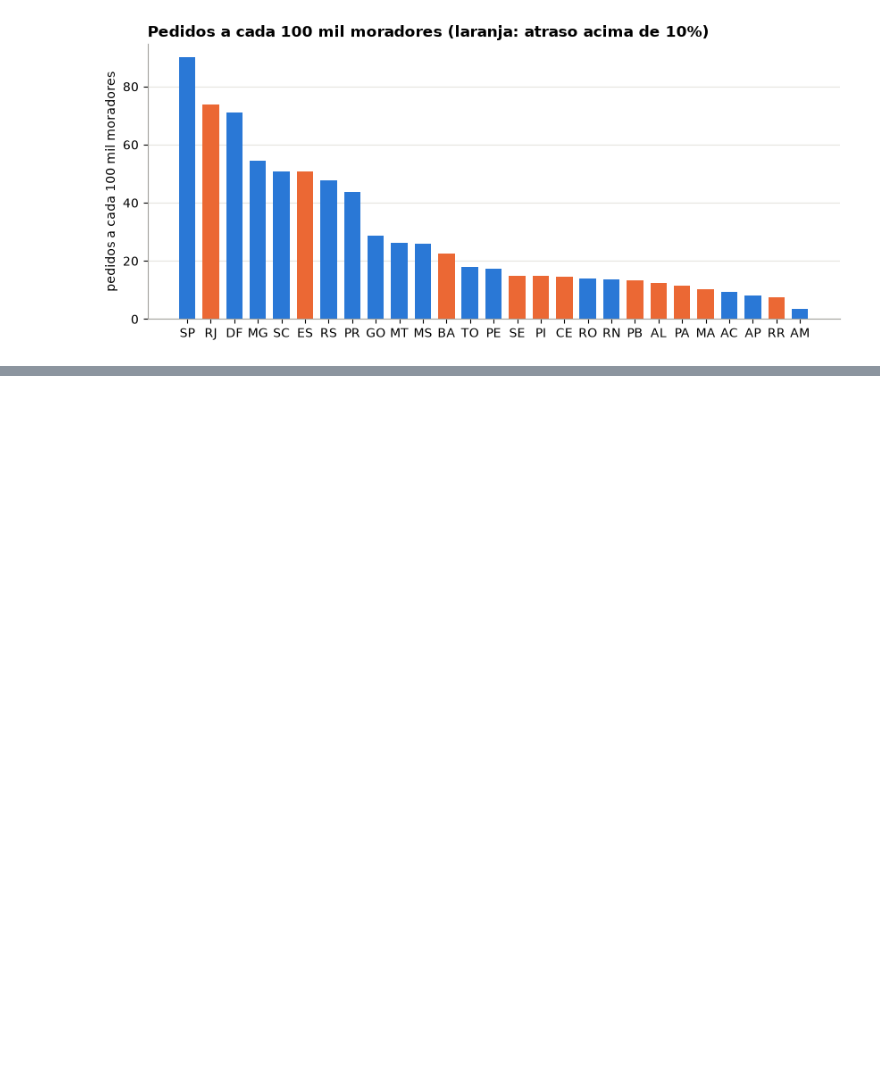
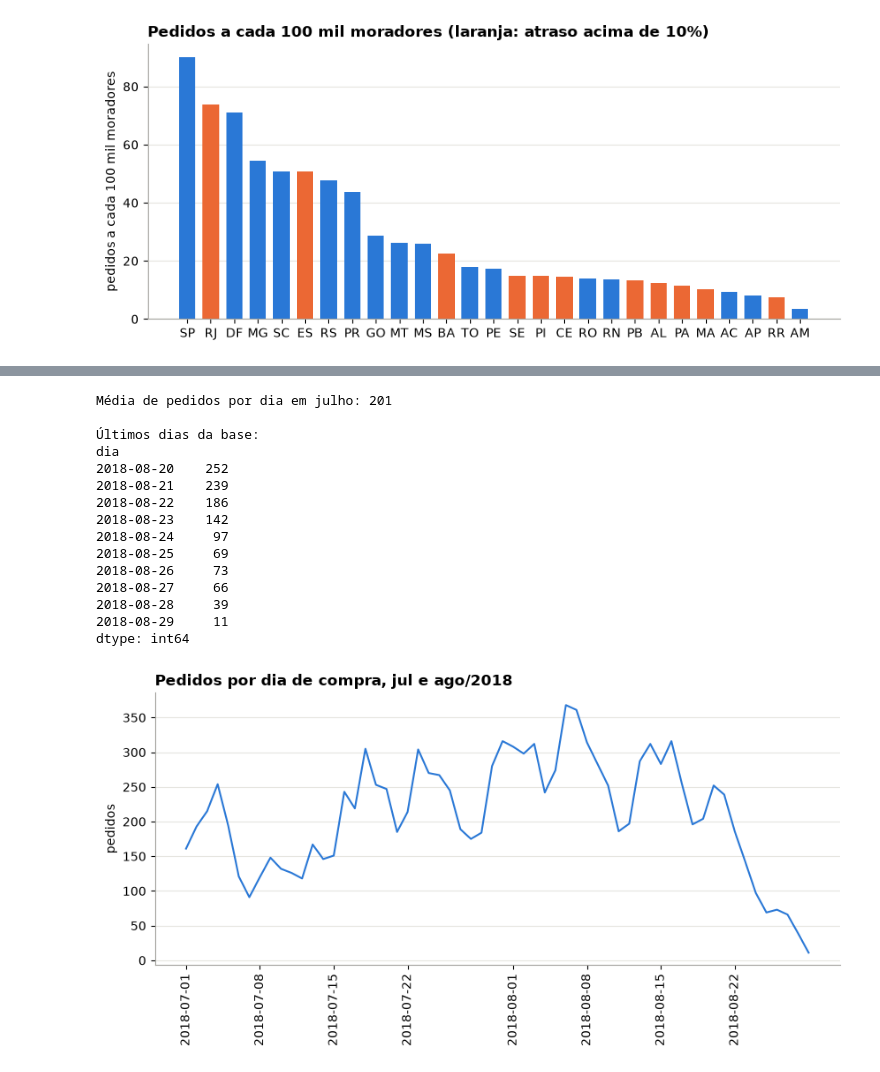
Before and after one commit to tiagolid/tech_challenge_fase_1_tiago, a Jupyter notebook: notebooks/05_espaco_para_crescer_e_previsao.ipynb, the cells around one changed output, grey strips where cells are left out. Cells and saved outputs as stored; diff of their text form; code cells hidden in the pictures; blank space fills up the shorter version.

```diff
--- a/notebooks/05_espaco_para_crescer_e_previsao.ipynb
+++ b/notebooks/05_espaco_para_crescer_e_previsao.ipynb
@@ -283,0 +192,32 @@ mes
+# %%
+por_dia = vendas[vendas['mes'].isin(['2018-07', '2018-08'])].copy()
+por_dia['dia'] = pd.to_datetime(por_dia['order_purchase_timestamp']).dt.date
+por_dia = por_dia.groupby('dia').size()
+
+print('Média de pedidos por dia em julho:', round(por_dia.loc[:pd.Timestamp('2018-07-31').date()].mean()))
+print('\nÚltimos dias da base:')
+print(por_dia.tail(10))
+
+plt.figure()
+plt.plot(por_dia.index, por_dia.values, color=AZUL)
+plt.title('Pedidos por dia de compra, jul e ago/2018')
+plt.ylabel('pedidos')
+plt.xticks(rotation=90)
+plt.show()
+# %% [output]
+Média de pedidos por dia em julho: 201
+
+Últimos dias da base:
+dia
+2018-08-20    252
+2018-08-21    239
+2018-08-22    186
+2018-08-23    142
+2018-08-24     97
+2018-08-25     69
+2018-08-26     73
+2018-08-27     66
+2018-08-28     39
+2018-08-29     11
+dtype: int64
+[figure, added]
```
Also changed, not shown: parts of 30 cells of this notebook, 5 other files.
